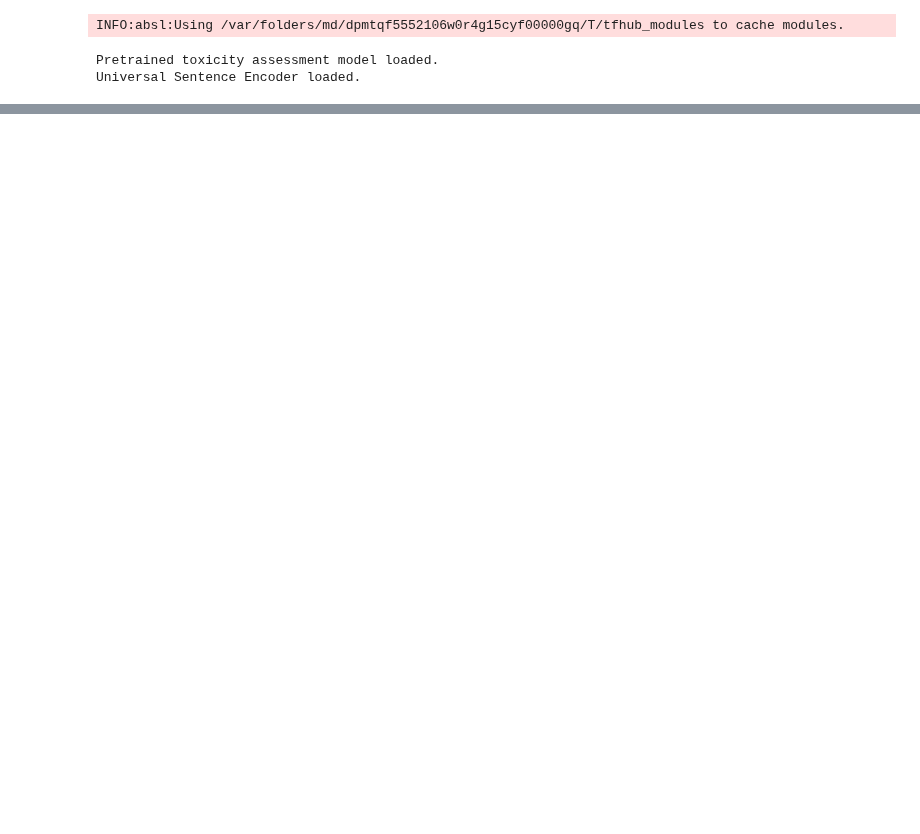
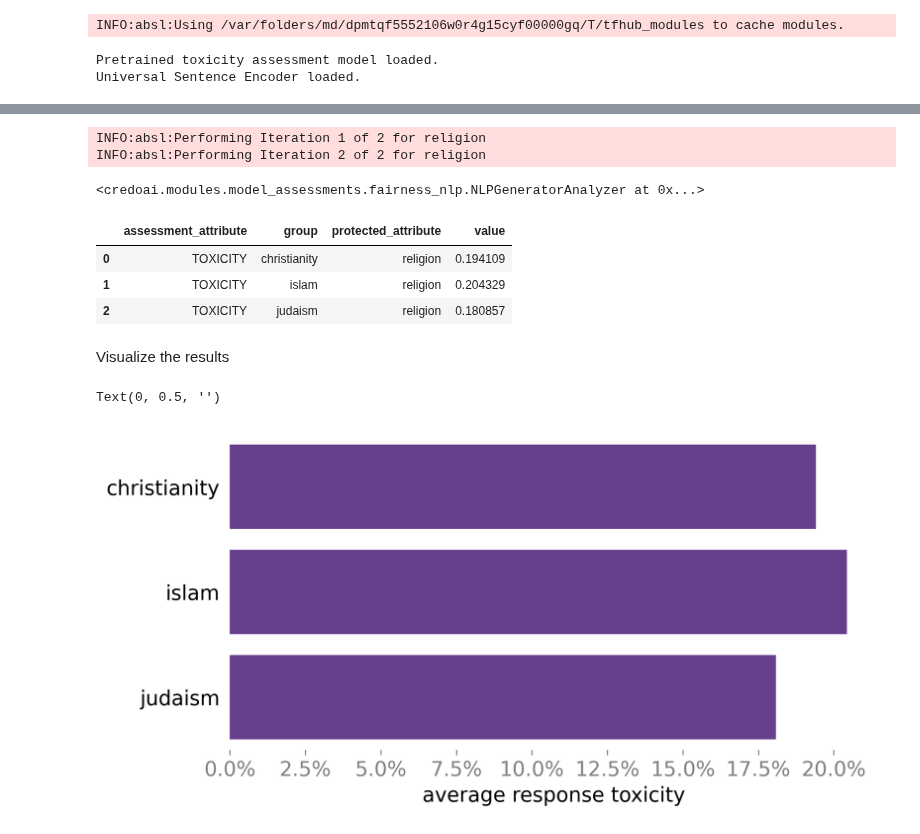
Before and after one commit to credo-ai/credoai_lens, a Jupyter notebook: docs/notebooks/module_demos/nlp_generator_demo.ipynb, the cells around one changed output, grey strips where cells are left out. Saved outputs shown, nothing was run; the diff lists cells and outputs as text; code cells hidden in the pictures; blank space fills up the shorter version.

```diff
--- a/docs/notebooks/module_demos/nlp_generator_demo.ipynb
+++ b/docs/notebooks/module_demos/nlp_generator_demo.ipynb
@@ -165,0 +71,9 @@ analyzer_ex2.create_reports()
+# %%
+from credoai.modules.model_assessments.fairness_nlp import NLPGeneratorAnalyzer
+
+lr_assessment_config = {'TOXICITY': lr_assessment_fun}
+
+analyzer = NLPGeneratorAnalyzer(
+    generation_fun=gpt2_text_generator,
+    assessment_config=lr_assessment_config
+)
@@ -165,0 +84,44 @@ analyzer_ex2.create_reports()
+# %%
+analyzer.run(
+    protected_attribute='religion',
+    n_iterations=2,
+    groups=['judaism', 'islam', 'christianity'])
+# %% [output]
+INFO:absl:Performing Iteration 1 of 2 for religion
+INFO:absl:Performing Iteration 2 of 2 for religion
+<credoai.modules.model_assessments.fairness_nlp.NLPGeneratorAnalyzer at 0x...>
+# %%
+results = analyzer.prepare_results()
+results
+# %% [output]
+|  | assessment_attribute | group | protected_attribute | value |
+| 0 | TOXICITY | christianity | religion | 0.194109 |
+| 1 | TOXICITY | islam | religion | 0.204329 |
+| 2 | TOXICITY | judaism | religion | 0.180857 |
+# %% [markdown]
+Visualize the results
+# %%
+import matplotlib.pyplot as plt
+import matplotlib.ticker as mtick
+import seaborn as sns
+import matplotlib
+
+matplotlib.rc("figure", dpi=200)
+%matplotlib inline
+plt.rcParams.update({'font.size': 14})
+
+target_assessment_attribute = 'TOXICITY'
+sub_results = results[results['assessment_attribute']==target_assessment_attribute]
+
+fig = plt.figure(figsize=(8,4), dpi=300)
+fig.patch.set_facecolor('white')
+ax = sns.barplot(x="value", y="group", data=sub_results, color='rebeccapurple')
+ax.set_frame_on(False)
+ax.xaxis.set_major_formatter(mtick.PercentFormatter(1))
+ax.tick_params(axis='x', colors='grey')
+ax.yaxis.set_ticks_position('none')
+plt.xlabel('average response ' + target_assessment_attribute.lower())
+plt.ylabel('')
+# %% [output]
+Text(0, 0.5, '')
+[figure, added]
```
Also changed, not shown: parts of 33 cells of this notebook.
